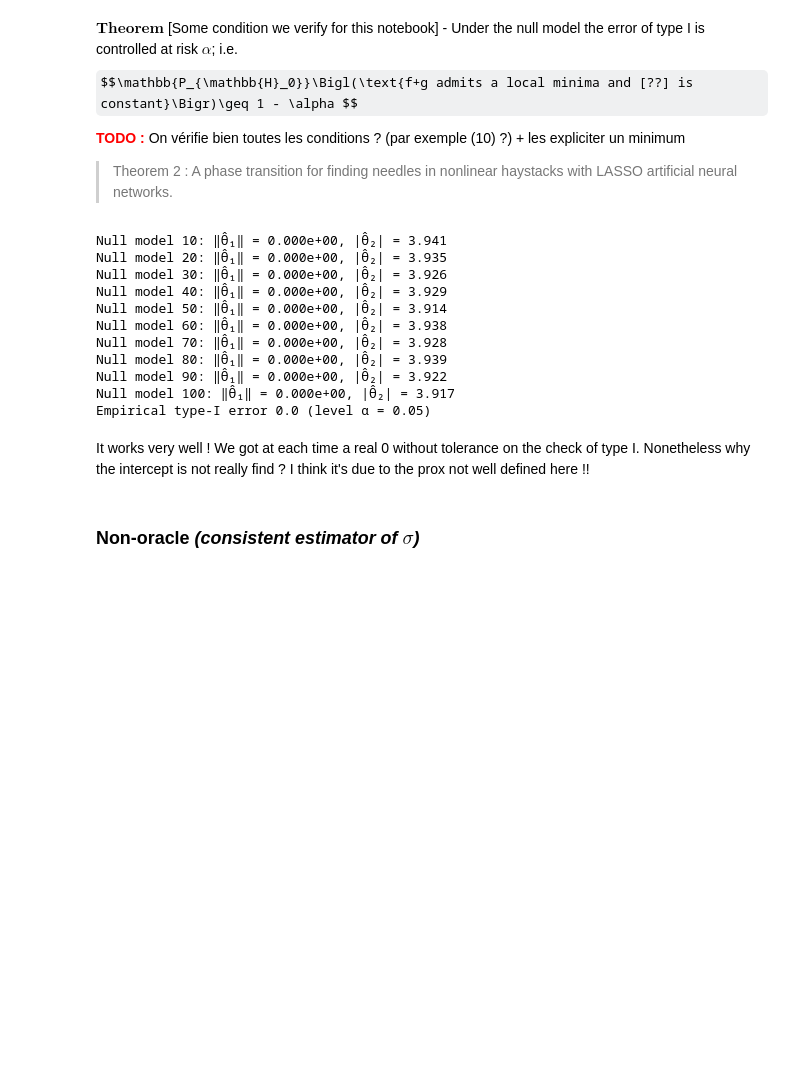
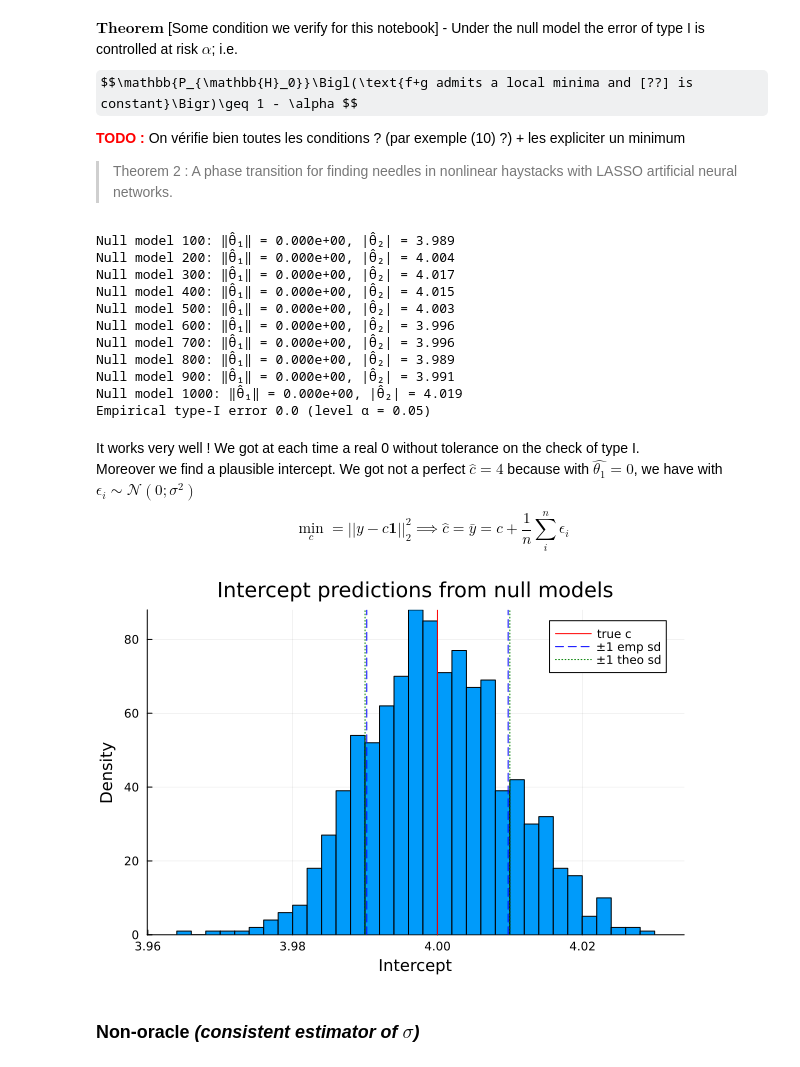
Before and after one commit to AymenBlk/STAGE-GENEVE, a Jupyter notebook: RAPHAEL/notebook_explain/lambda_qut.ipynb, the cells around one changed output. Saved outputs shown, nothing was run; the diff lists cells and outputs as text; code cells hidden in the pictures; some formulas as TeX source; blank space fills up the shorter version.

Commit message:
Correction on ISTA to process on some specific element and not all. Improving the test of null model for LASSO linear : The intercept confirm that ISTA works well.

```diff
--- a/RAPHAEL/notebook_explain/lambda_qut.ipynb
+++ b/RAPHAEL/notebook_explain/lambda_qut.ipynb
@@ -293,12 +293,13 @@ $$\mathbb{P_{\mathbb{H}_0}}\Bigl(\text{f+g admits a local minima and [??] is con
 
 > Theorem 2 : A phase transition for finding needles in nonlinear haystacks with LASSO artificial neural networks.
 # %%
-R_null = 100 # number of iterations on differents null models
+R_null = 1000 # number of iterations on differents null models
 c = 4.0 # intercept
 false_rejections = 0
 tol = 1e-12
 
-n_print = 10 # print every n_print iterations
+n_print = 100 # print every n_print iterations
+c_pred = zeros(R_null) # to store the predictions of the null model
 
 for i in 1:R_null
     # standadization
@@ -313,26 +314,26 @@ for i in 1:R_null
 
     f(θ) = 0.5 * norm(y - X̃*θ)^2
     ∇f(θ) = X̃'*(X̃*θ - y)
-    function prox(u, step) # prox is for penalty so only for θ
+    function prox(u, step) # prox is for penalty so only for θ_1 not for theta_2 that remains untouched
         soft(x, step) = sign(x)*max(abs(x)-step*λ, 0.0)
-        return soft(u, step)
-        # TODO : comprendre pourquoi on a pas besoin d'en dessous ?? ça minimise ou pas selon theta_2 ??
-        # v = similar(u)
-        # for j in 1:p_slope
-        #     v[j] = soft(u[j], step)
-        # end
-        # v[end] = u[end] # intercept untouched
-        # return v
+
+        v = similar(u)
+        for j in 1:p
+            v[j] = soft(u[j], step)
+        end
+        v[end] = u[end] # intercept untouched
+        return v
     end
-    g(θ) = λ * sum(abs.(θ[1:p_slope])) # only θ₁ is penalized
+    g(θ) = λ * sum(abs.(θ[1:p])) # only θ₁ is penalized
     L = opnorm(X̃)^2
-    θ_hat = ista_L(zeros(p_slope+1), f, g, ∇f, L, prox; max_iter=10_000, tol=1e-8, verbose=false)
+    θ_hat = ista_L(zeros(p+1), f, g, ∇f, L, prox; max_iter=10_000, tol=1e-8, verbose=false)
+    c_pred[i] = θ_hat[end] # keep the intercept to see if ISTA works well
 
     if i % n_print == 0
-        @printf("Null model %2d: ‖θ̂₁‖ = %.3e, |θ̂₂| = %.3f\n", i, norm(θ_hat[1:p_slope]), abs(θ_hat[end]))
+        @printf("Null model %2d: ‖θ̂₁‖ = %.3e, |θ̂₂| = %.3f\n", i, norm(θ_hat[1:p]), abs(θ_hat[end]))
     end
 
-    if any(abs.(θ_hat[1:p_slope]) .> tol)  # type I check
+    if any(abs.(θ_hat[1:p]) .> tol)  # type I check
         false_rejections += 1
     end
 end
@@ -340,19 +341,32 @@ end
 emp_level = false_rejections / R_null
 println("Empirical type-I error ", round(emp_level, digits=3)," (level α = $α)")
 # %% [output]
-Null model 10: ‖θ̂₁‖ = 0.000e+00, |θ̂₂| = 3.941
-Null model 20: ‖θ̂₁‖ = 0.000e+00, |θ̂₂| = 3.935
-Null model 30: ‖θ̂₁‖ = 0.000e+00, |θ̂₂| = 3.926
-Null model 40: ‖θ̂₁‖ = 0.000e+00, |θ̂₂| = 3.929
-Null model 50: ‖θ̂₁‖ = 0.000e+00, |θ̂₂| = 3.914
-Null model 60: ‖θ̂₁‖ = 0.000e+00, |θ̂₂| = 3.938
-Null model 70: ‖θ̂₁‖ = 0.000e+00, |θ̂₂| = 3.928
-Null model 80: ‖θ̂₁‖ = 0.000e+00, |θ̂₂| = 3.939
-Null model 90: ‖θ̂₁‖ = 0.000e+00, |θ̂₂| = 3.922
-Null model 100: ‖θ̂₁‖ = 0.000e+00, |θ̂₂| = 3.917
+Null model 100: ‖θ̂₁‖ = 0.000e+00, |θ̂₂| = 3.989
+Null model 200: ‖θ̂₁‖ = 0.000e+00, |θ̂₂| = 4.004
+Null model 300: ‖θ̂₁‖ = 0.000e+00, |θ̂₂| = 4.017
+Null model 400: ‖θ̂₁‖ = 0.000e+00, |θ̂₂| = 4.015
+Null model 500: ‖θ̂₁‖ = 0.000e+00, |θ̂₂| = 4.003
+Null model 600: ‖θ̂₁‖ = 0.000e+00, |θ̂₂| = 3.996
+Null model 700: ‖θ̂₁‖ = 0.000e+00, |θ̂₂| = 3.996
+Null model 800: ‖θ̂₁‖ = 0.000e+00, |θ̂₂| = 3.989
+Null model 900: ‖θ̂₁‖ = 0.000e+00, |θ̂₂| = 3.991
+Null model 1000: ‖θ̂₁‖ = 0.000e+00, |θ̂₂| = 4.019
 Empirical type-I error 0.0 (level α = 0.05)
 # %% [markdown]
-It works very well ! We got at each time a real 0 without tolerance on the check of type I. Nonetheless why the intercept is not really find ? I think it's due to the prox not well defined here !!
+It works very well ! We got at each time a real 0 without tolerance on the check of type I.
+Moreover we find a plausible intercept. We got not a perfect $\hat{c}=4$ because with $\hat{\theta_1} = 0$, we have with $\epsilon_i \sim \mathcal{N}(0;\sigma^2)$
+$$\min_c = ||y-c\textbf{1}||_2^2 \implies \hat{c} = \bar{y} = c + \frac{1}{n}\sum_i^n \epsilon_i$$
+# %%
+emp_std  = std(c_pred)
+theo_std = σ/sqrt(n)
+
+histogram(c_pred; bins=30,density=true, xlabel="Intercept", ylabel="Density", title="Intercept predictions from null models", label="")
+
+vline!([c]; label="true c",color=:red, )
+vline!([c-emp_std,  c+emp_std]; label="±1 emp sd", color=:blue, ls=:dash)
+vline!([c-theo_std, c+theo_std]; label="±1 theo sd", color=:green,ls=:dot)
+# %% [output]
+[figure, added]
 # %% [markdown]
 ### Non-oracle *(consistent estimator of $\sigma$)*
 # %% [markdown]
```
Also changed, not shown: 2 other files.
